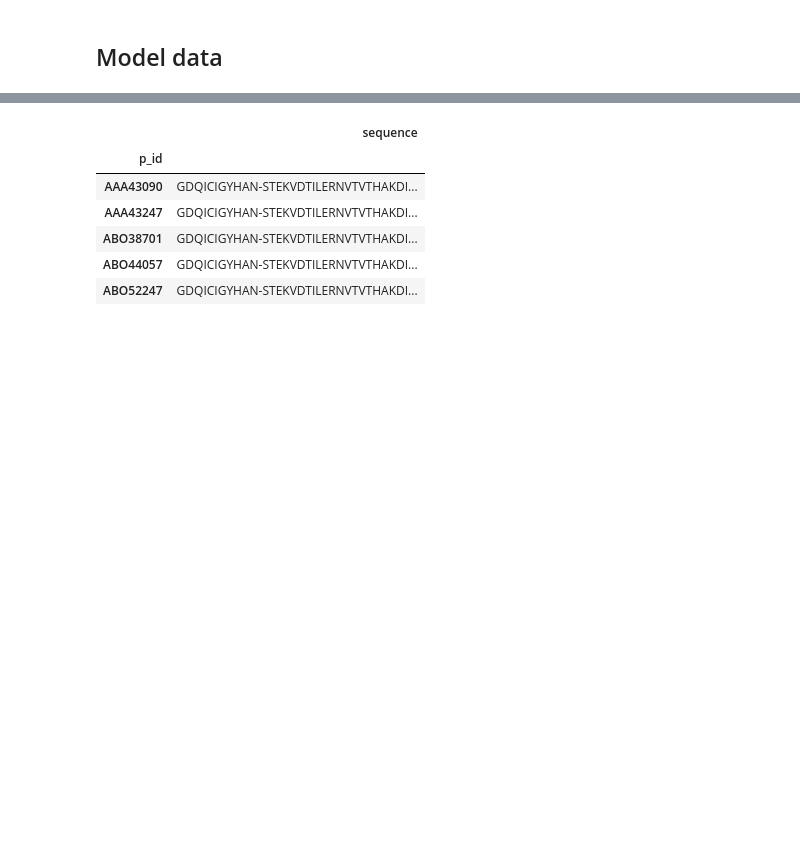
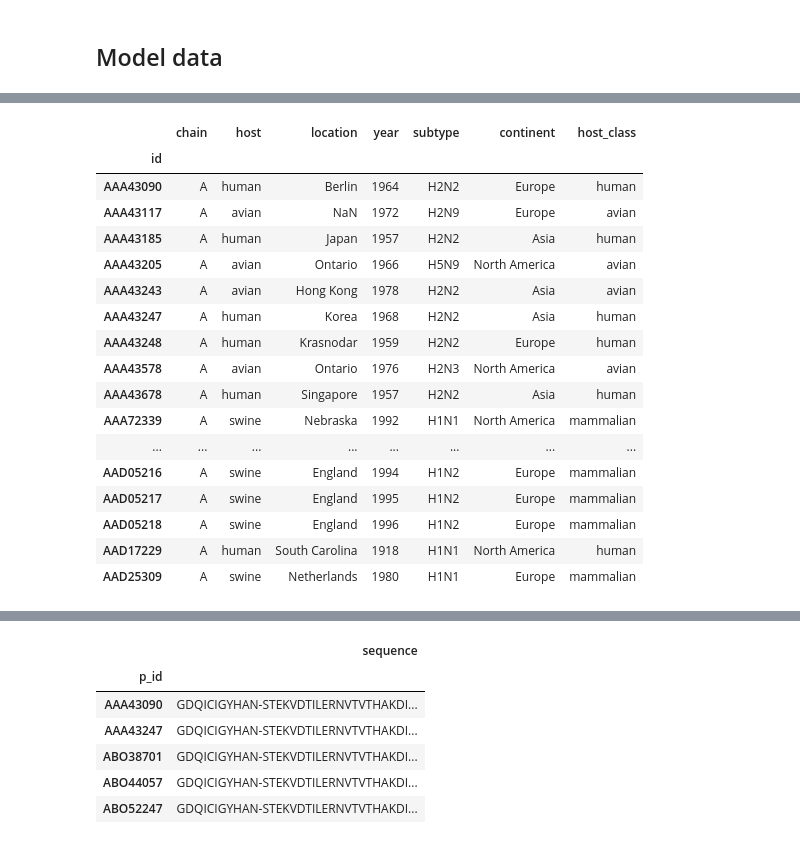
Before and after one commit to stared/bialkonet, a Jupyter notebook: ipy/4metadata_preparation.ipynb, the cells around one changed output, grey strips where cells are left out. Cells and saved outputs as stored; diff of their text form; code cells hidden in the pictures; blank space fills up the shorter version.

```diff
--- a/ipy/4metadata_preparation.ipynb
+++ b/ipy/4metadata_preparation.ipynb
@@ -110,3 +148,24 @@ m_met.host = m_met.host.fillna("human")
+# %%
+m_met.head(20)
+# %% [output]
+|  | chain | host | location | year | subtype | continent | host_class |
+| id |  |  |  |  |  |  |  |
+| AAA43090 | A | human | Berlin | 1964 | H2N2 | Europe | human |
+| AAA43117 | A | avian | NaN | 1972 | H2N9 | Europe | avian |
+| AAA43185 | A | human | Japan | 1957 | H2N2 | Asia | human |
+| AAA43205 | A | avian | Ontario | 1966 | H5N9 | North America | avian |
+| AAA43243 | A | avian | Hong Kong | 1978 | H2N2 | Asia | avian |
+| AAA43247 | A | human | Korea | 1968 | H2N2 | Asia | human |
+| AAA43248 | A | human | Krasnodar | 1959 | H2N2 | Europe | human |
+| AAA43578 | A | avian | Ontario | 1976 | H2N3 | North America | avian |
+| AAA43678 | A | human | Singapore | 1957 | H2N2 | Asia | human |
+| AAA72339 | A | swine | Nebraska | 1992 | H1N1 | North America | mammalian |
+| ... | ... | ... | ... | ... | ... | ... | ... |
+| AAD05216 | A | swine | England | 1994 | H1N2 | Europe | mammalian |
+| AAD05217 | A | swine | England | 1995 | H1N2 | Europe | mammalian |
+| AAD05218 | A | swine | England | 1996 | H1N2 | Europe | mammalian |
+| AAD17229 | A | human | South Carolina | 1918 | H1N1 | North America | human |
+| AAD25309 | A | swine | Netherlands | 1980 | H1N1 | Europe | mammalian |
 # %%
 len(m_met.location.value_counts())
 # %% [output]
```
Also changed, not shown: parts of 17 cells of this notebook, 3 other files.
